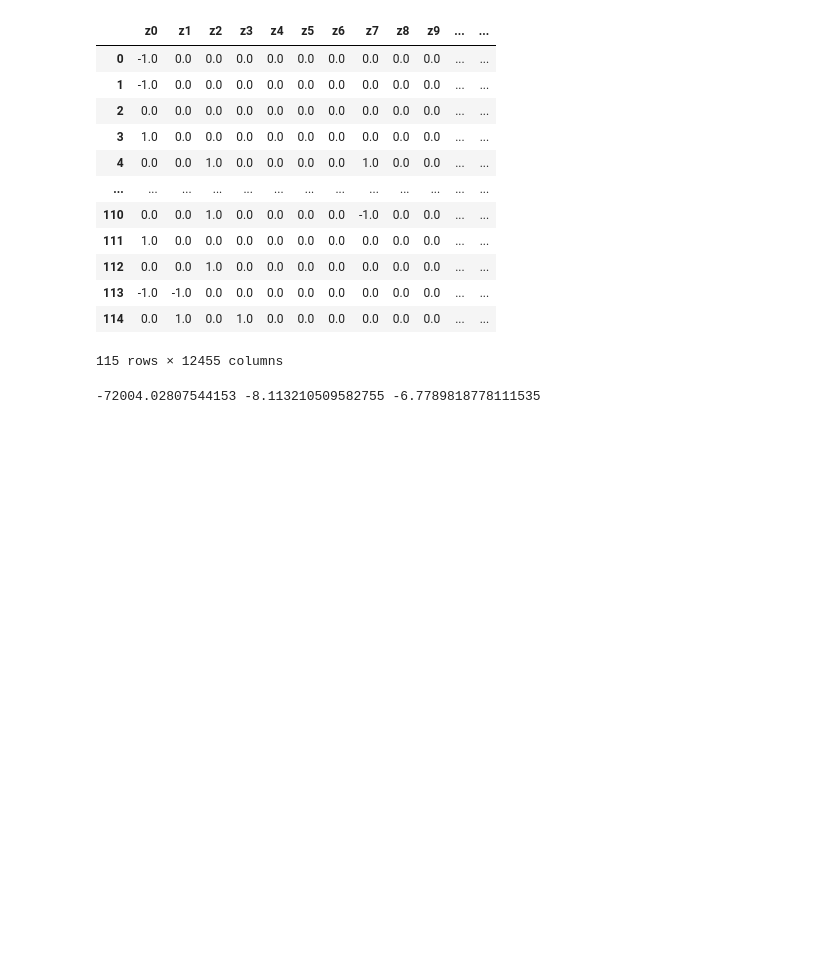
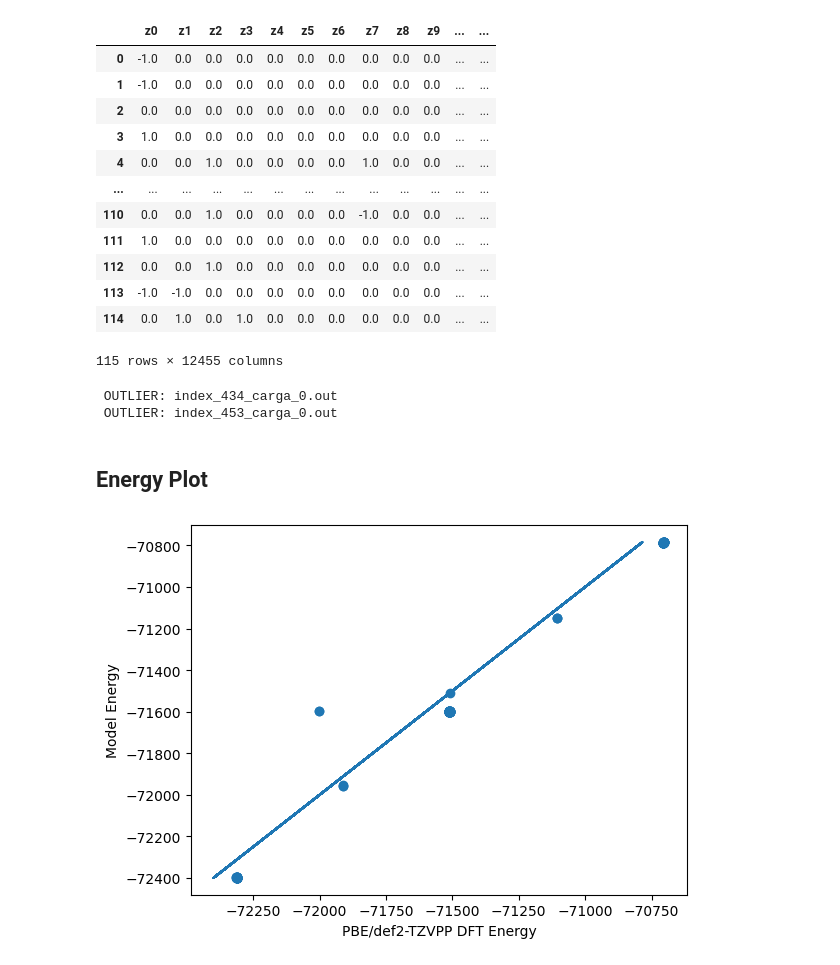
Before and after one commit to mateuszanotto/quantumAlchemy, a Jupyter notebook: NablaChem.ipynb, the cells around one changed output. Cells and saved outputs as stored; diff of their text form; code cells hidden in the pictures; blank space fills up the shorter version.

```diff
--- a/NablaChem.ipynb
+++ b/NablaChem.ipynb
@@ -37,13 +40,41 @@ mt.reset_center(
 )
 mt.build_model(1)
 # %%
-result = mt.query(
-    z0=1, z1=-1, z2=1, z3=-1,
-    z4=1, z5=-1, z6=1, z7=-1,
-    z8=1, z9=-1, z10=1, z11=-1,
-    z12=1, z13=-1, z14=1, z15=-1,
-    z16=1, z17=-1, z18=1, z19=-1
-)  # Replace ... with actual values
-print(result["Energies"],result["HOMO"],result["LUMO"])
+modelE=[]
+trueE=[]
+modelH=[]
+trueH=[]
+modelL=[]
+trueL=[]
+for n in range(len(df)):
+    result = mt.query(
+        z0=df['z0'][n], z1=df['z1'][n], z2=df['z2'][n], z3=df['z3'][n],
+        z4=df['z4'][n], z5=df['z5'][n], z6=df['z6'][n], z7=df['z7'][n],
+        z8=df['z8'][n], z9=df['z9'][n], z10=df['z10'][n], z11=df['z11'][n],
+        z12=df['z12'][n], z13=df['z13'][n], z14=df['z14'][n], z15=df['z15'][n],
+        z16=df['z16'][n], z17=df['z17'][n], z18=df['z18'][n], z19=df['z19'][n]
+    )
+    modelE.append(result["Energy"])  # Remove [n] here
+    trueE.append(df['Energy'][n])    # Directly access the nth row's 'Energy' value
+    modelH.append(result["HOMO"])  # Remove [n] here
+    trueH.append(df['HOMO'][n])    # Directly access the nth row's 'Energy' value
+    modelL.append(result["LUMO"])  # Remove [n] here
+    trueL.append(df['LUMO'][n])    # Directly access the nth row's 'Energy' value
-# %% [output]
--72004.02807544153 -8.113210509582755 -6.7789818778111535
+# %%
+for n in range(len(modelE)):
+    if modelE[n]-trueE[n] < -10:
+        df2 = pd.read_csv("output.csv")
+        print(f' OUTLIER: {df2['Unnamed: 0'][n]}')
+# %% [output]
+ OUTLIER: index_434_carga_0.out
+ OUTLIER: index_453_carga_0.out
+# %% [markdown]
+## Energy Plot
+# %%
+plt.scatter(modelE, trueE)
+plt.ylabel('Model Energy')
+plt.xlabel('PBE/def2-TZVPP DFT Energy')
+plt.plot(trueE, trueE)
+plt.show()
+# %% [output]
+[figure, added]
```
Also changed, not shown: parts of 4 cells of this notebook, 2 other files.
